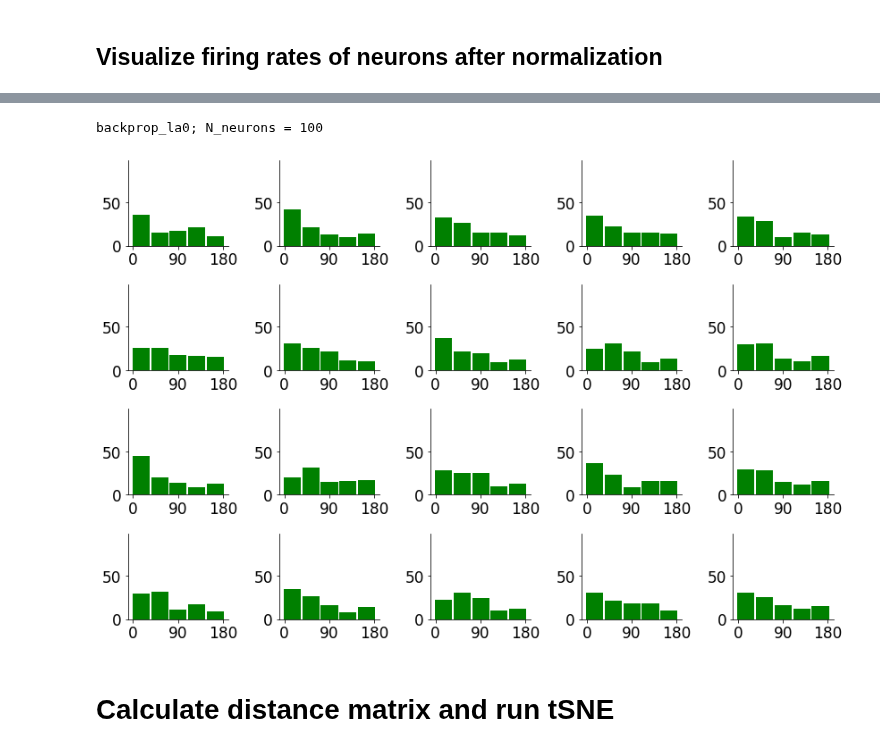
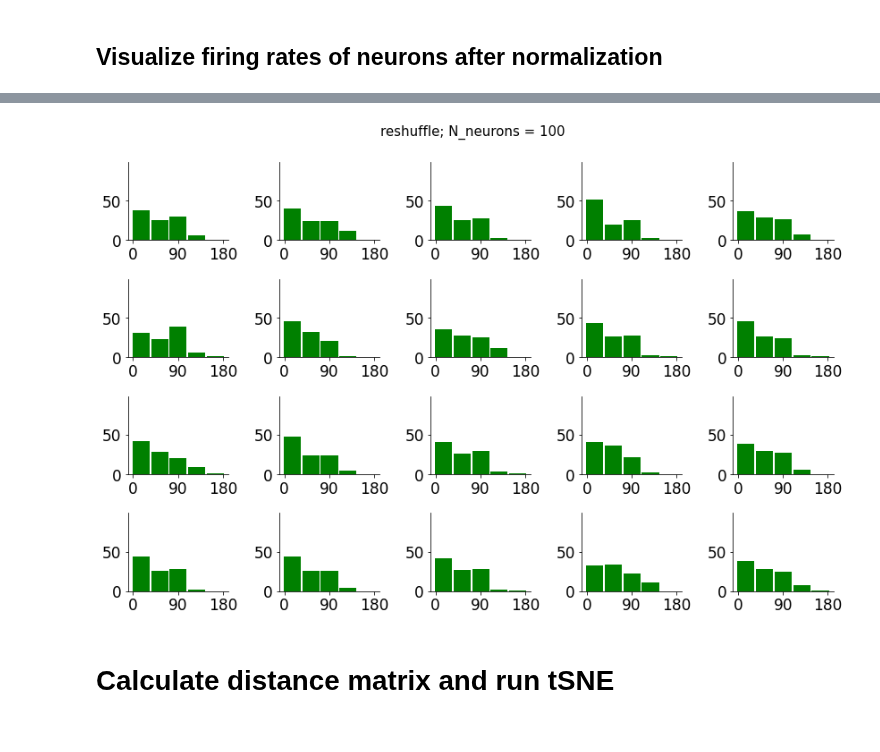
Before and after one commit to azaho/ccn_story3, a Jupyter notebook: netdist.ipynb, the cells around one changed output, grey strips where cells are left out. Saved outputs shown, nothing was run; the diff lists cells and outputs as text; code cells hidden in the pictures.

```diff
--- a/netdist.ipynb
+++ b/netdist.ipynb
@@ -187,7 +177,7 @@ for network_name, network in all_networks.items():
             t_d_to = delay0+input_time+delay1
 
             model_parameterupdate = network['metadatas'][j]['hyperparameters']['train_for_steps']
-            #if "backprop" in name: model_parameterupdate = 10000
+            if "backprop" in name: model_parameterupdate = 10000
             array = np.load(name+f"/model_parameterupdate{model_parameterupdate}_fr.npy")
             temp = np.zeros((n_trials, 2, net_size))
             temp[:, 0, :] = np.mean(array.reshape(n_trials, total_time, net_size)[::, t_cue_from:t_cue_to, :], axis=1)
@@ -240,5 +230,5 @@ plt.show()
 # %%
-show_neurons = "backprop_la0"
+show_neurons = "reshuffle"
 
 fig = plt.figure(figsize=(12,8))
 plt.rc('font', **{'family': 'DejaVu Sans', 'weight': 'normal', 'size': 17})
@@ -257,36 +247,35 @@ for i in range(5):
         pref = np.angle(cn)
 
         pref_angle_diff = np.copy(pref[0]-pref[1]) / np.pi * 180
         pref_angle_diff = np.abs(pref_angle_diff)
         pref_angle_diff[pref_angle_diff>180] = 360 - pref_angle_diff[pref_angle_diff>180]
         pref_angle_diff = pref_angle_diff[:]
 
 
         ax = fig.add_subplot(4, 5, 5*j+i+1)
 
         # Replacing torch.histc with numpy.histogram
         hist, edges = np.histogram(pref_angle_diff, bins=bins, range=(0, 180))
         hist = hist.astype(float) / np.sum(hist)
 
         x = np.linspace(0, 180, bins, endpoint=False)  # Generate bin centers
         if bins==5: x = x*1.033+16  # make the bars align
         if bins==7: x = x*1.033+10
         ax.bar(x, hist*100, align='center', width=180/bins/1.05, color="green")
 
 
         #ax.set_xlabel('preference change (deg)', fontsize=16)
         #ax.set_ylabel('% of neurons', fontsize=16)
         ax.set_xticks(np.arange(0, 181, 90))
         ax.set_ylim(0, ylim)
         ax.spines['top'].set_visible(False)
         ax.spines['right'].set_visible(False)
 
+plt.suptitle(f"{show_neurons}; N_neurons = {len(pref_angle_diff)}", fontsize=15)
 plt.tight_layout()
-print(f"{show_neurons}; N_neurons = {len(pref_angle_diff)}")
 plt.show()
 # %% [output]
-backprop_la0; N_neurons = 100
-[figure, old version]
+[figure, new version]
 # %% [markdown]
 # Calculate distance matrix and run tSNE
 # %%
```
Also changed, not shown: parts of 4 cells of this notebook, 14 other files.
